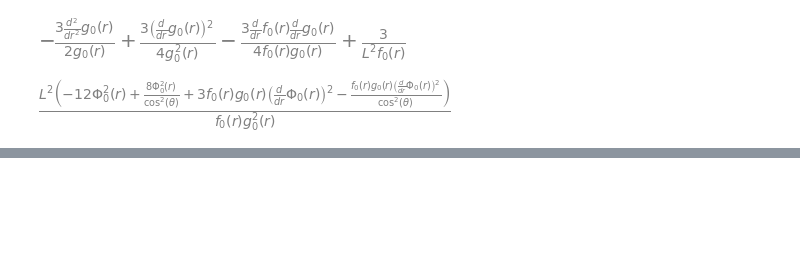
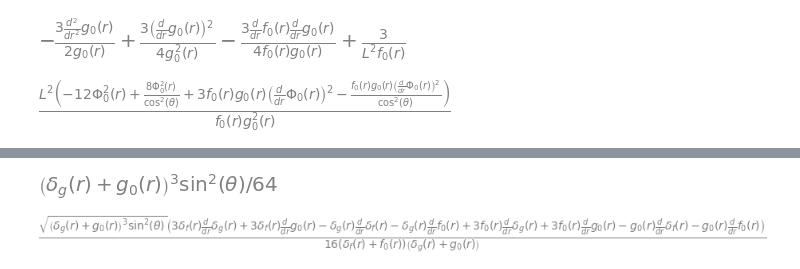
Before and after one commit to jchryssanthacopoulos/wormholes, a Jupyter notebook: einstein_maxwell_ads4_scalar_perturb.ipynb, the cells around one changed output, grey strips where cells are left out. Cells and saved outputs as stored; diff of their text form; code cells hidden in the pictures; blank space fills up the shorter version.

```diff
--- a/einstein_maxwell_ads4_scalar_perturb.ipynb
+++ b/einstein_maxwell_ads4_scalar_perturb.ipynb
@@ -182,0 +222,6 @@ energy_momentum[0, 0]
+# %%
+induced_metric_list = [[0 for i in range(3)] for i in range(3)]
+induced_metric_list[0][0] = induced_metric_list[1][1] = induced_metric_list[2][2] = g / 4
+induced_metric_list[0][2] = induced_metric_list[2][0] = g / 4 * sympy.cos(theta)
+induced_metric = MetricTensor(induced_metric_list, (psi, theta, phi))
+induced_metric.tensor()
@@ -182,0 +230,10 @@ energy_momentum[0, 0]
+# %%
+det_h = sympy.Matrix(induced_metric.tensor()).det().simplify()
+det_h
+# %% [output]
+[figure, added]
+# %%
+ghy_term = sympy.sqrt(det_h) * K
+ghy_term.simplify()
+# %% [output]
+[figure, added]
```
Also changed, not shown: parts of 7 cells of this notebook.
